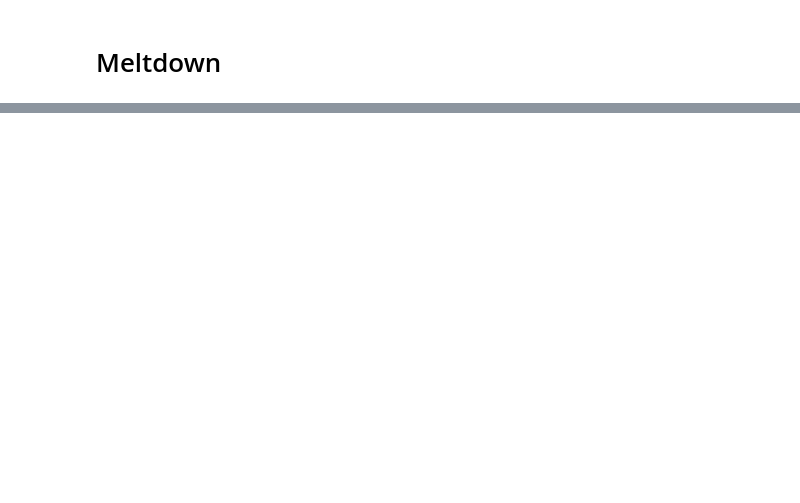
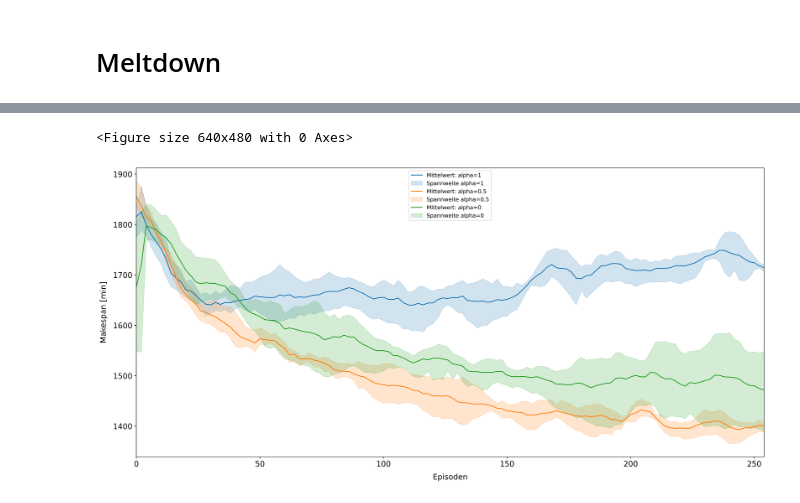
Before and after one commit to hornstrandir/Job-Shop-Scheduling-Problem, a Jupyter notebook: notebooks/eval_energy_consumption.ipynb, the cells around one changed output, grey strips where cells are left out. Cells and saved outputs as stored; diff of their text form; code cells hidden in the pictures; blank space fills up the shorter version.

```diff
--- a/notebooks/eval_energy_consumption.ipynb
+++ b/notebooks/eval_energy_consumption.ipynb
@@ -100,0 +294,3 @@ plt.rc('ytick', labelsize=14)
+# %%
+df_makespan_alpha_05 = pd.melt(df_makespan_alpha_05, id_vars=['Step'], value_vars=["A", "B", "C"], var_name='Run', value_name='makespan_alpha05')
+df_makespan_alpha_05.head()
@@ -100,0 +304,2 @@ plt.rc('ytick', labelsize=14)
+# %%
+df_makespan["makespan_alpha05"] = df_makespan_alpha_05["makespan_alpha05"]
@@ -100,0 +308,10 @@ plt.rc('ytick', labelsize=14)
+# %%
+df_makespan_alpha_0 = pd.read_csv("../data/auswertung/makespan_alpha_0.csv", delimiter=',')
+cols = df_makespan_alpha_0.columns[[2,3,5,6,8,9]]
+df_makespan_alpha_0 = df_makespan_alpha_0.drop(cols, axis = 1)
+df_makespan_alpha_0.head()
+df_makespan_alpha_0.columns = ["Step", "A", "B", "C"]
+df_makespan_alpha_0.head()
+df_makespan_alpha_0 = pd.melt(df_makespan_alpha_0, id_vars=['Step'], value_vars=["A", "B", "C"], var_name='Run', value_name='makespan_alpha0')
+df_makespan_alpha_0.head()
+df_makespan["makespan_alpha0"] = df_makespan_alpha_0["makespan_alpha0"]
@@ -100,0 +320,3 @@ plt.rc('ytick', labelsize=14)
+# %%
+df_makespan_melted = pd.melt(df_makespan, id_vars=["Step"], value_vars=["makespan_alpha1", "makespan_alpha05", "makespan_alpha0"], var_name='Run', value_name='Makespan' )
+df_makespan_melted.head()
@@ -100,0 +330,16 @@ plt.rc('ytick', labelsize=14)
+# %%
+plt.clf()
+plt.figure(figsize=(20.5, 9.5), dpi=400)
+sns.lineplot(data=df_makespan_melted, x=df_makespan_melted["Step"], y=df_makespan_melted["Makespan"], hue=df_makespan_melted["Run"])
+plt.legend(loc="upper center",labels=["Mittelwert: alpha=1","Spannweite alpha=1", "Mittelwert: alpha=0.5","Spannweite alpha=0.5","Mittelwert: alpha=0","Spannweite alpha=0",])
+plt.xlabel("Episoden", labelpad=10, fontsize=14)
+plt.ylabel("Makespan [min]", labelpad=10, fontsize=14)
+#plt.locator_params(axis='y', nbins=6)
+plt.xticks([0, 50, 100, 150, 200, 250])
+plt.rc('xtick', labelsize=14)    # fontsize of the tick labels
+plt.rc('ytick', labelsize=14)
+plt.margins(x=0)
+plt.show()
+# %% [output]
+<Figure size 640x480 with 0 Axes>
+[figure, added]
```
Also changed, not shown: parts of 32 cells of this notebook, 2 other files.
